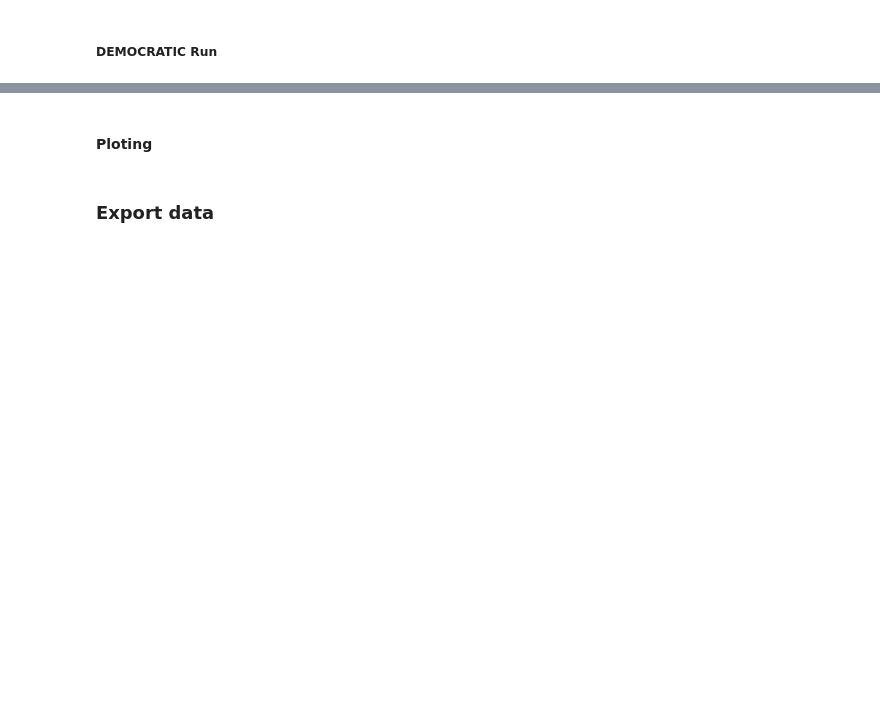
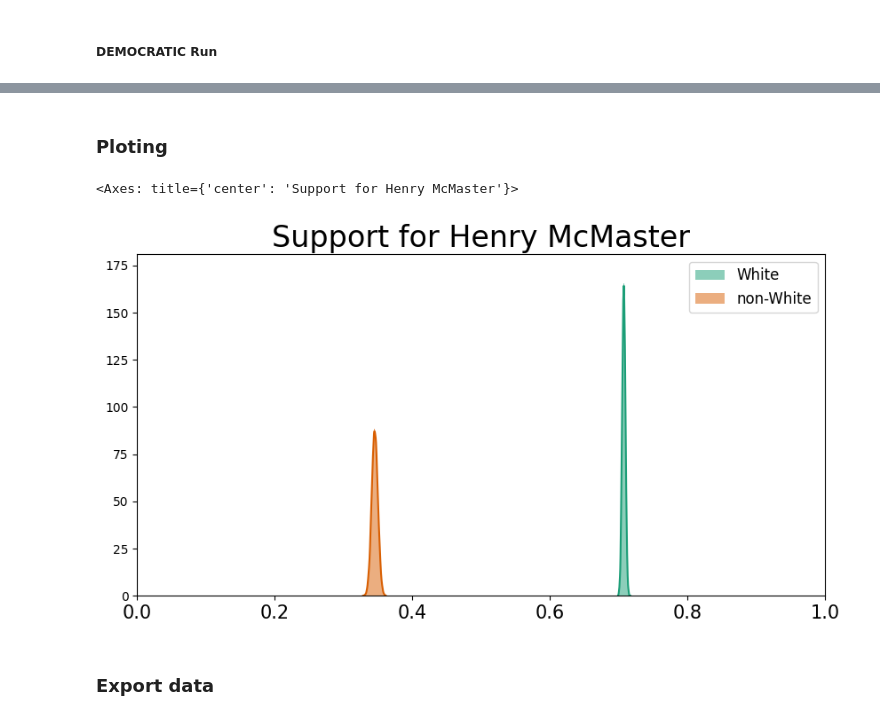
Before and after one commit to SBU-CSE-416/votifier, a Jupyter notebook: server/data/preprocess_pyei.ipynb, the cells around one changed output, grey strips where cells are left out. Drawn from its saved outputs; the diff is of its cells as text; code cells hidden in the pictures; blank space fills up the shorter version.

```diff
--- a/server/data/preprocess_pyei.ipynb
+++ b/server/data/preprocess_pyei.ipynb
@@ -20,11 +20,15 @@ income_columns = ['0_35K', '35K_60K', '60K_100K', '100K_125K', '125K_150K', '150
 ### Functions
 # %%
 def calculate_population_distribution(df, race_columns, columns_to_keep):
+    # Recalculate total population as the sum of race-specific columns
     df['TOTAL_POP_RECALCULATED'] = df[list(race_columns.values())].sum(axis=1)
 
+    # Calculate percentages for each race column
     for race, col in race_columns.items():
         percentage_col = f"{race}_PERCENT"
-        df[percentage_col] = (df[col] / df['TOTAL_POP_RECALCULATED'])
+        df[percentage_col] = df[col] / df['TOTAL_POP_RECALCULATED']
+
+    # Add the percentage columns to the columns_to_keep list
     columns_to_keep += [f"{race}_PERCENT" for race in race_columns.keys()]
 
     return df[columns_to_keep]
@@ -59,11 +62,8 @@ def run_ecological_inference(
     candidate_name="Candidate",
     precinct_col="UNIQUE_ID",
     model_name="king99_pareto_modification",
-    pareto_scale=15,
-    pareto_shape=1.5,
-    draws=3000,
-    tune=5000,
-    target_accept=0.95
+    pareto_scale=30,
+    pareto_shape=1.0
 ):
     # Extract data
     X = np.array(df[demographic_col])  # Demographic percentage
@@ -83,9 +83,9 @@ def run_ecological_inference(
         demographic_group_name=demographic_group_name,
         candidate_name=candidate_name,
         precinct_names=precinct_names,
-        draws=draws,
-        tune=tune,
-        target_accept=target_accept
+        draws=8000,
+        tune=4000,
+        target_accept=0.95
     )
 
     # Display a summary
@@ -116,5 +121,5 @@ sc_candidate_mapping = {
 # %%
-columns_to_keep = ['UNIQUE_ID']
+columns_to_keep = ['UNIQUE_ID', 'TOT_POP22']
 # %%
 sc_race_with_percentages = calculate_population_distribution(sc_race_df, race_columns, columns_to_keep)
 # %%
@@ -148,6 +152,0 @@ print(sc_race_merged_ei_df)
-# %%
-sc_race_merged_ei_df['UNIQUE_ID'] = (
-    sc_race_merged_ei_df['UNIQUE_ID'] +
-    '_' +
-    sc_race_merged_ei_df.groupby('UNIQUE_ID').cumcount().astype(str).replace('0', '')
-)
@@ -493,2 +842,2 @@ Model: king99_pareto_modification
 # %% [markdown]
-#### Ploting
+### Ploting
@@ -497,2 +844,7 @@ Model: king99_pareto_modification
+# %%
+rep_white_ei.plot_kde()
+# %% [output]
+<Axes: title={'center': 'Support for Henry McMaster'}>
+[figure, added]
 # %% [markdown]
 ### Export data
```
Also changed, not shown: parts of 34 cells of this notebook, 4 other files.
